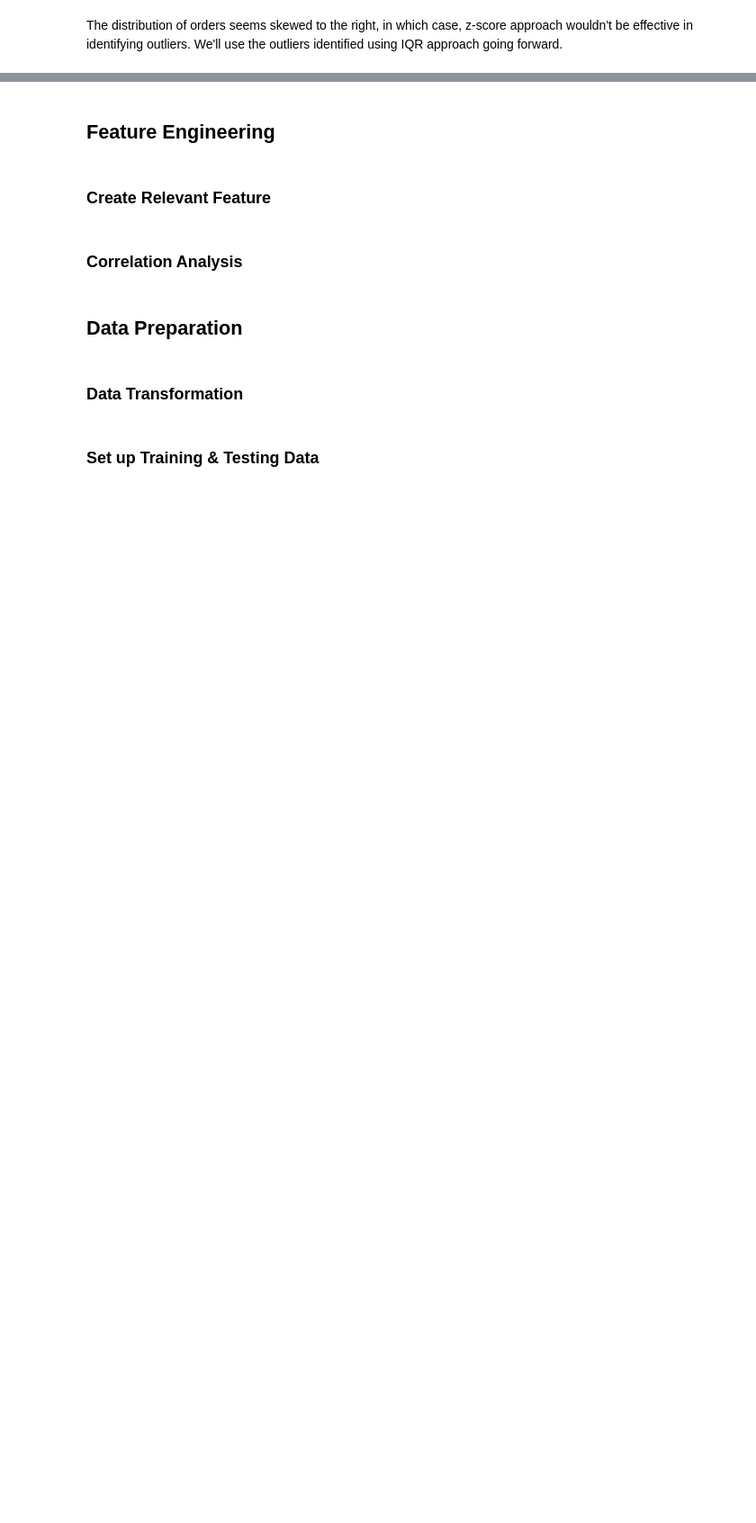
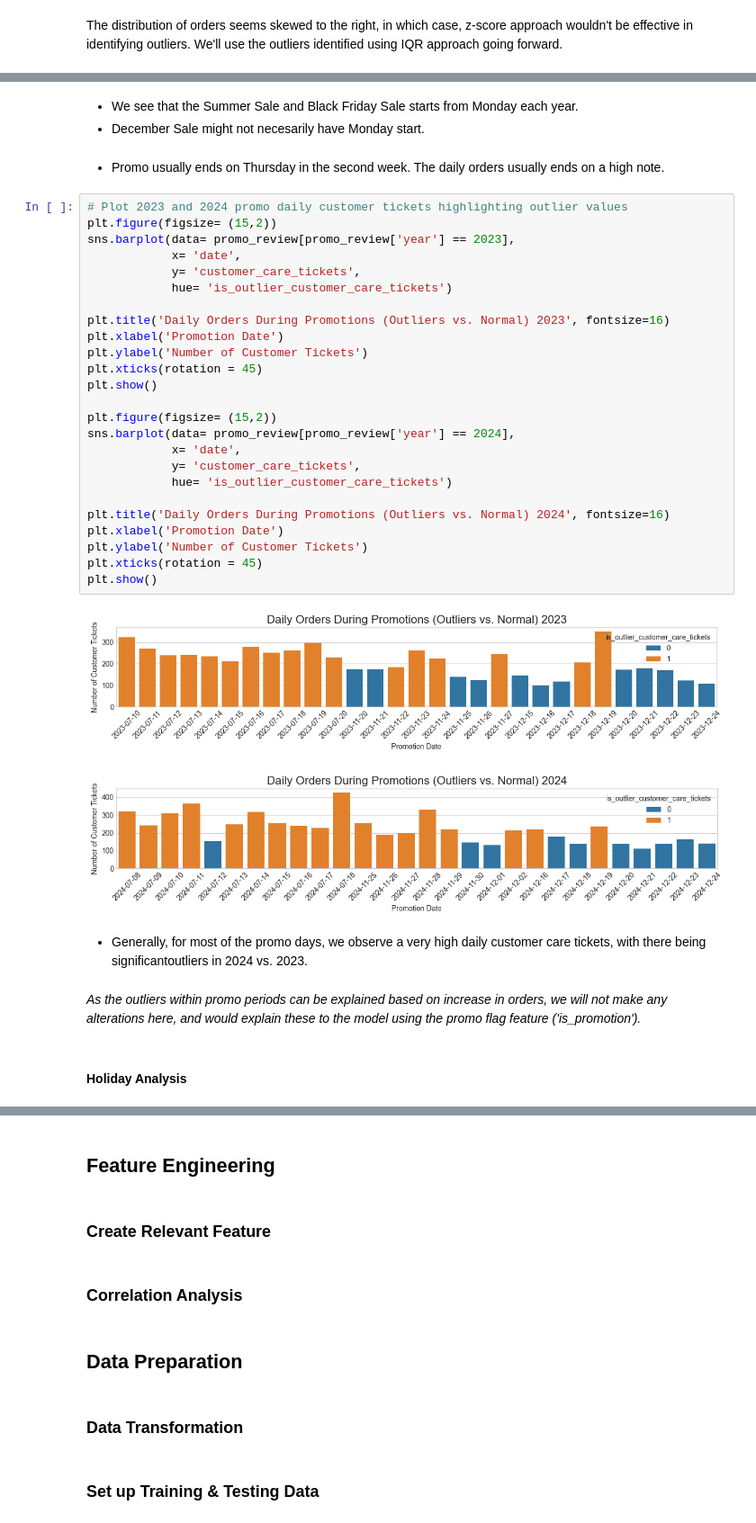
Before and after one commit to traha-89/ecommerce_demand_forecasting, a Jupyter notebook: notebooks/demand_forecasting_analysis.ipynb, the cells around one changed output, grey strips where cells are left out. Shown at 90% size. Drawn from its saved outputs; the diff is of its cells as text; blank space fills up the shorter version.

```diff
--- a/notebooks/demand_forecasting_analysis.ipynb
+++ b/notebooks/demand_forecasting_analysis.ipynb
@@ -295,0 +380,39 @@ The distribution of orders seems skewed to the right, in which case, z-score app
+# %% [markdown]
+- We see that the Summer Sale and Black Friday Sale starts from Monday each year.
+- December Sale might not necesarily have  Monday start.
+# %% [markdown]
+- Promo usually ends on Thursday in the second week. The daily orders usually ends on a high note.
+# %%
+# Plot 2023 and 2024 promo daily customer tickets highlighting outlier values
+plt.figure(figsize= (15,2))
+sns.barplot(data= promo_review[promo_review['year'] == 2023],
+            x= 'date',
+            y= 'customer_care_tickets',
+            hue= 'is_outlier_customer_care_tickets')
+
+plt.title('Daily Orders During Promotions (Outliers vs. Normal) 2023', fontsize=16)
+plt.xlabel('Promotion Date')
+plt.ylabel('Number of Customer Tickets')
+plt.xticks(rotation = 45)
+plt.show()
+
+plt.figure(figsize= (15,2))
+sns.barplot(data= promo_review[promo_review['year'] == 2024],
+            x= 'date',
+            y= 'customer_care_tickets',
+            hue= 'is_outlier_customer_care_tickets')
+
+plt.title('Daily Orders During Promotions (Outliers vs. Normal) 2024', fontsize=16)
+plt.xlabel('Promotion Date')
+plt.ylabel('Number of Customer Tickets')
+plt.xticks(rotation = 45)
+plt.show()
+# %% [output]
+[figure, added]
+[figure, added]
+# %% [markdown]
+- Generally, for most of the promo days, we observe a very high daily customer care tickets, with there being significantoutliers in 2024 vs. 2023.
+# %% [markdown]
+*As the outliers within promo periods can be explained based on increase in orders, we will not make any alterations here, and would explain these to the model using the promo flag feature ('is_promotion').*
+# %% [markdown]
+#### Holiday Analysis
```
Also changed, not shown: parts of 12 cells of this notebook.
